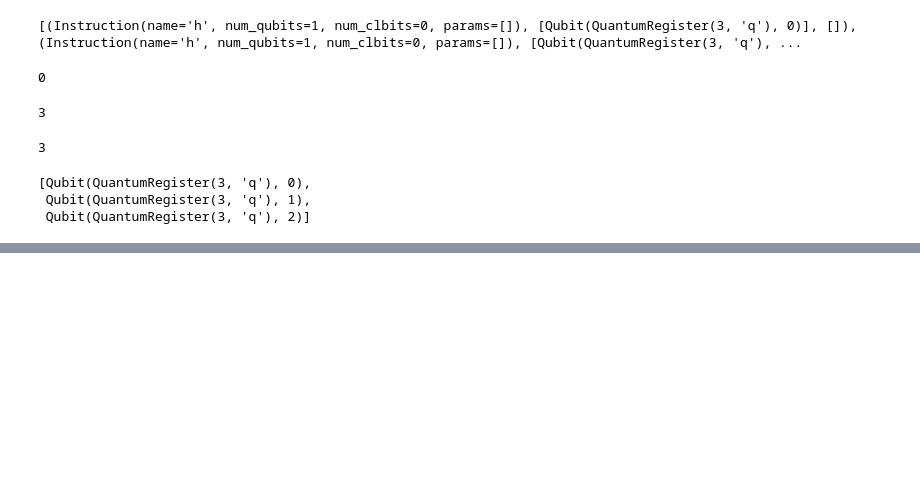
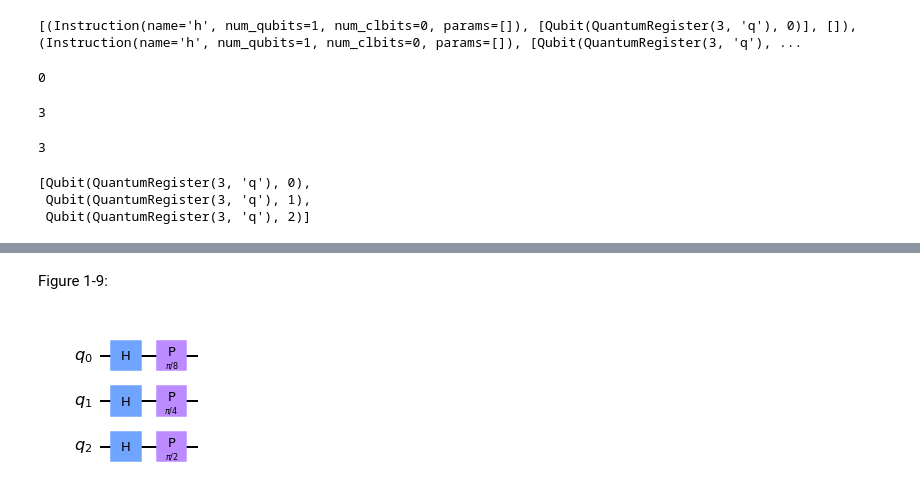
Before and after one commit to qiskit-community/qiskit-pocket-guide, a Jupyter notebook: chapter01_Quantum_Circuits_and_Operations/chapter01-1_Constructing_Quantum_Circuits.ipynb, the cells around one changed output, grey strips where cells are left out. Cells and saved outputs as stored; diff of their text form; code cells hidden in the pictures; blank space fills up the shorter version.

```diff
--- a/chapter01_Quantum_Circuits_and_Operations/chapter01-1_Constructing_Quantum_Circuits.ipynb
+++ b/chapter01_Quantum_Circuits_and_Operations/chapter01-1_Constructing_Quantum_Circuits.ipynb
@@ -193,0 +225,9 @@ qc.qubits
+# %% [markdown]
+Figure 1-9:
+# %%
+b_qc = qc.bind_parameters({theta1: math.pi/8,
+                              theta2: math.pi/4,
+                              theta3: math.pi/2})
+b_qc.draw()
+# %% [output]
+[figure, added]
```
Also changed, not shown: parts of 24 cells of this notebook.
